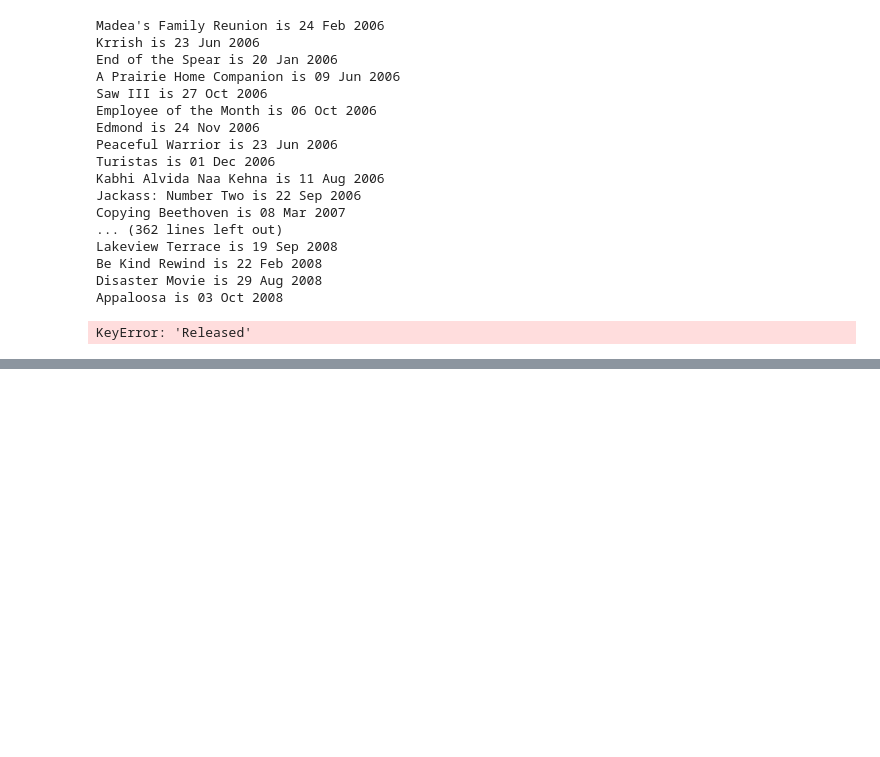
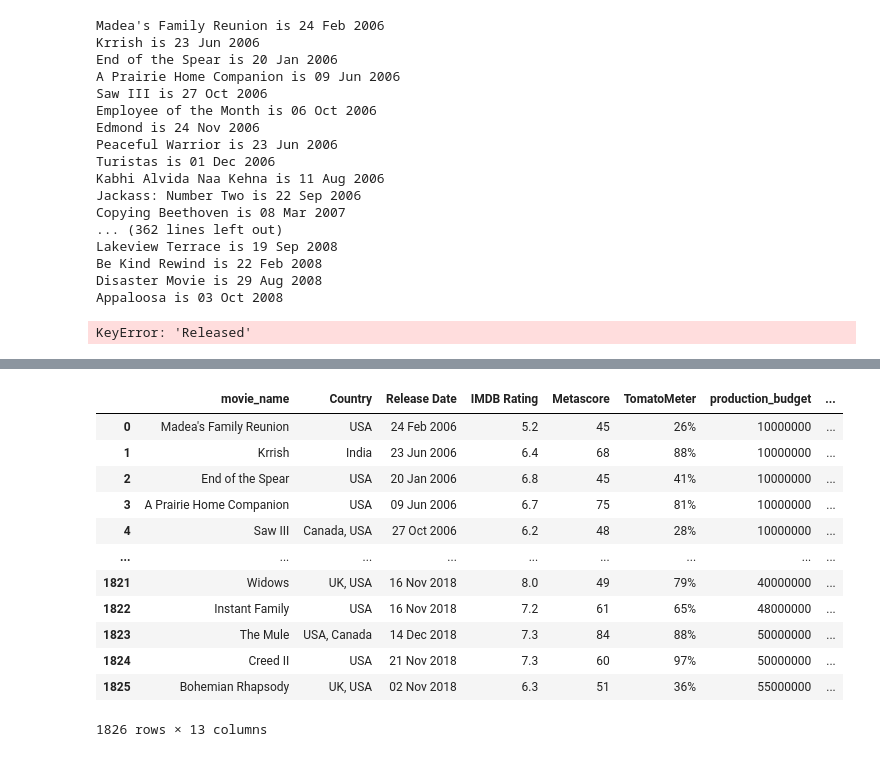
Before and after one commit to cspence001/film_budget_roi, a Jupyter notebook: main.ipynb, the cells around one changed output, grey strips where cells are left out. Saved outputs shown, nothing was run; the diff lists cells and outputs as text; code cells hidden in the pictures; blank space fills up the shorter version.

```diff
--- a/main.ipynb
+++ b/main.ipynb
@@ -275,0 +279,18 @@ merge_df
+# %%
+#getting rid of extra columns
+reduced_merge = merge_df[["movie_name", "Country", "Release Date", "IMDB Rating", "Metascore", "TomatoMeter", "production_budget", "domestic_box_office", "international_box_office", "rating", "genre", "Total Box Office", "ROI"]]
+reduced_merge
+# %% [output]
+|  | movie_name | Country | Release Date | IMDB Rating | Metascore | TomatoMeter | production_budget | ... |
+| 0 | Madea's Family Reunion | USA | 24 Feb 2006 | 5.2 | 45 | 26% | 10000000 | ... |
+| 1 | Krrish | India | 23 Jun 2006 | 6.4 | 68 | 88% | 10000000 | ... |
+| 2 | End of the Spear | USA | 20 Jan 2006 | 6.8 | 45 | 41% | 10000000 | ... |
+| 3 | A Prairie Home Companion | USA | 09 Jun 2006 | 6.7 | 75 | 81% | 10000000 | ... |
+| 4 | Saw III | Canada, USA | 27 Oct 2006 | 6.2 | 48 | 28% | 10000000 | ... |
+| ... | ... | ... | ... | ... | ... | ... | ... | ... |
+| 1821 | Widows | UK, USA | 16 Nov 2018 | 8.0 | 49 | 79% | 40000000 | ... |
+| 1822 | Instant Family | USA | 16 Nov 2018 | 7.2 | 61 | 65% | 48000000 | ... |
+| 1823 | The Mule | USA, Canada | 14 Dec 2018 | 7.3 | 84 | 88% | 50000000 | ... |
+| 1824 | Creed II | USA | 21 Nov 2018 | 7.3 | 60 | 97% | 50000000 | ... |
+| 1825 | Bohemian Rhapsody | UK, USA | 02 Nov 2018 | 6.3 | 51 | 36% | 55000000 | ... |
+1826 rows × 13 columns
```
Also changed, not shown: parts of 13 cells of this notebook, 2 other files.
